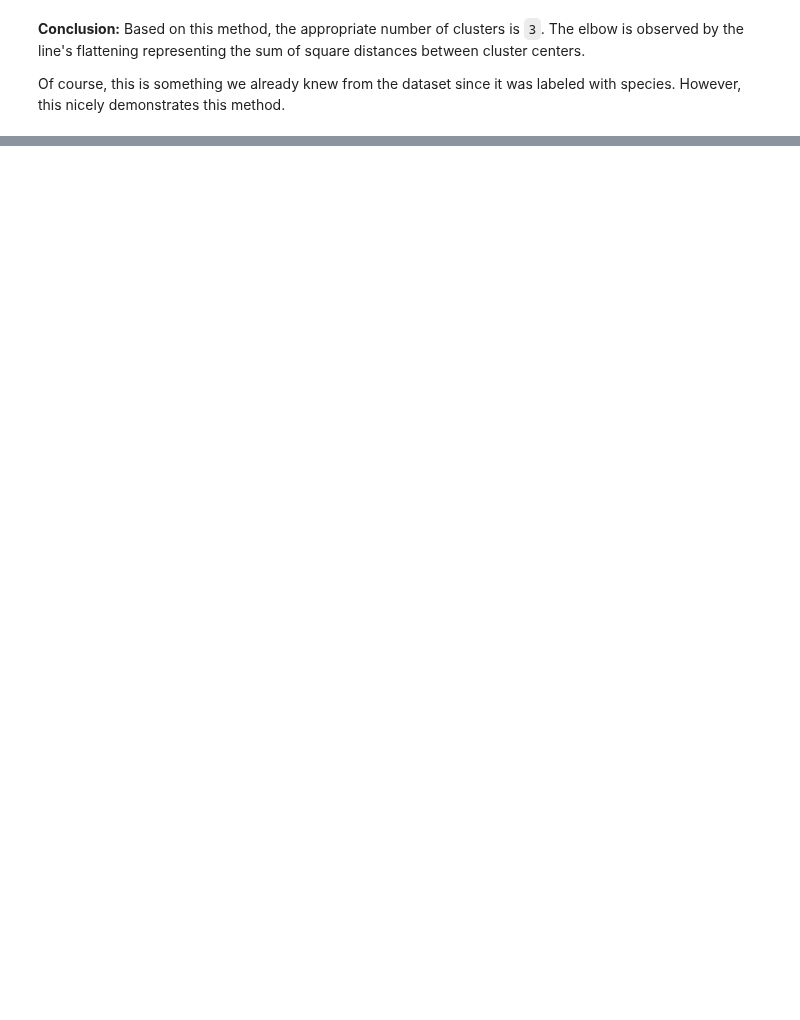
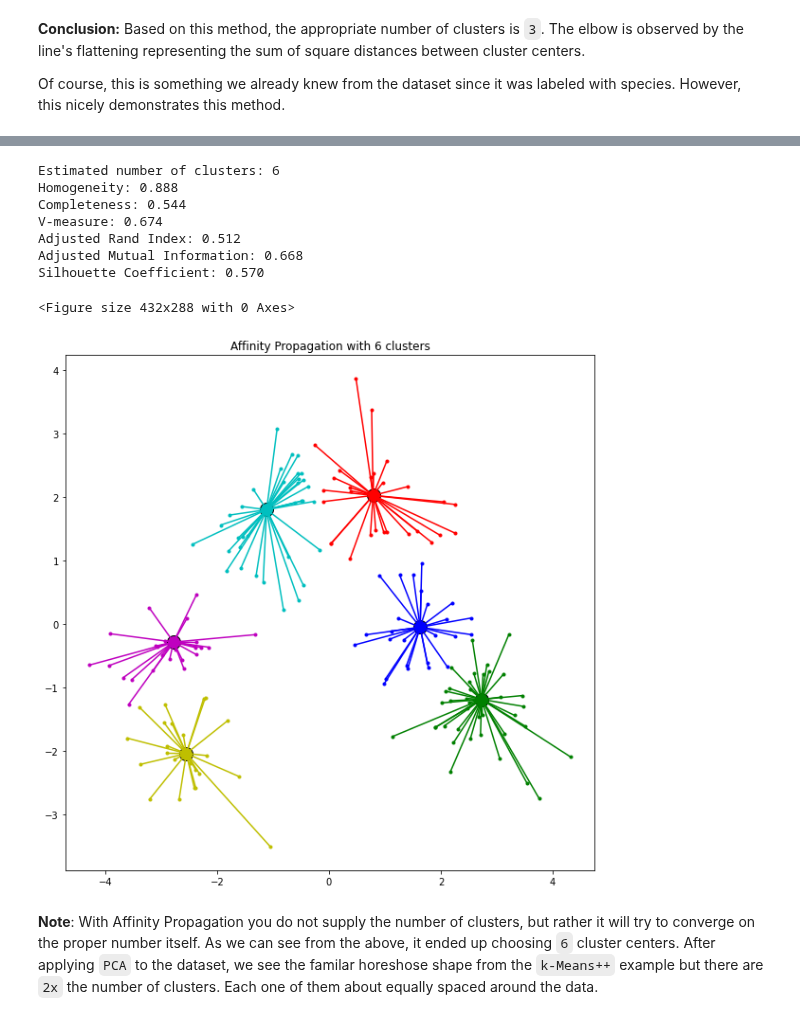
Before and after one commit to broepke/DATA110, a Jupyter notebook: Week 12/DATA110-Week12-broepke-Part-1.ipynb, the cells around one changed output, grey strips where cells are left out. Drawn from its saved outputs; the diff is of its cells as text; code cells hidden in the pictures; blank space fills up the shorter version.

```diff
--- a/Week 12/DATA110-Week12-broepke-Part-1.ipynb
+++ b/Week 12/DATA110-Week12-broepke-Part-1.ipynb
@@ -561,0 +563,60 @@ plt.show();
+# %%
+X = PCA(n_components=2).fit_transform(data)
+kmeans = KMeans(init="k-means++", n_clusters=3)
+kmeans.fit(X)
+
+labels_true = labels
+
+# #############################################################################
+# Compute Affinity Propagation
+af = AffinityPropagation(preference=-50).fit(X)
+cluster_centers_indices = af.cluster_centers_indices_
+labels = af.labels_
+
+n_clusters_ = len(cluster_centers_indices)
+
+print('Estimated number of clusters: %d' % n_clusters_)
+print("Homogeneity: %0.3f" % metrics.homogeneity_score(labels_true, labels))
+print("Completeness: %0.3f" % metrics.completeness_score(labels_true, labels))
+print("V-measure: %0.3f" % metrics.v_measure_score(labels_true, labels))
+print("Adjusted Rand Index: %0.3f"
+      % metrics.adjusted_rand_score(labels_true, labels))
+print("Adjusted Mutual Information: %0.3f"
+      % metrics.adjusted_mutual_info_score(labels_true, labels))
+print("Silhouette Coefficient: %0.3f"
+      % metrics.silhouette_score(X, labels, metric='sqeuclidean'))
+
+# #############################################################################
+# Plot result
+import matplotlib.pyplot as plt
+from itertools import cycle
+
+plt.close('all')
+plt.figure(1)
+plt.clf()
+plt.figure(figsize=(10, 10))
+
+colors = cycle('bgrcmykbgrcmykbgrcmykbgrcmyk')
+for k, col in zip(range(n_clusters_), colors):
+    class_members = labels == k
+    cluster_center = X[cluster_centers_indices[k]]
+    plt.plot(X[class_members, 0], X[class_members, 1], col + '.')
+    plt.plot(cluster_center[0], cluster_center[1], 'o', markerfacecolor=col,
+             markeredgecolor='k', markersize=14)
+    for x in X[class_members]:
+        plt.plot([cluster_center[0], x[0]], [cluster_center[1], x[1]], col)
+
+plt.title('Affinity Propagation with %d clusters' % n_clusters_)
+plt.show()
+# %% [output]
+Estimated number of clusters: 6
+Homogeneity: 0.888
+Completeness: 0.544
+V-measure: 0.674
+Adjusted Rand Index: 0.512
+Adjusted Mutual Information: 0.668
+Silhouette Coefficient: 0.570
+<Figure size 432x288 with 0 Axes>
+[figure, added]
+# %% [markdown]
+**Note**: With Affinity Propagation you do not supply the number of clusters, but rather it will try to converge on the proper number itself.  As we can see from the above, it ended up choosing `6` cluster centers.  After applying `PCA` to the dataset, we see the familar horeshose shape from the `k-Means++` example but there are `2x` the number of clusters.  Each one of them about equally spaced around the data.
```
Also changed, not shown: parts of 28 cells of this notebook, 5 other files.
